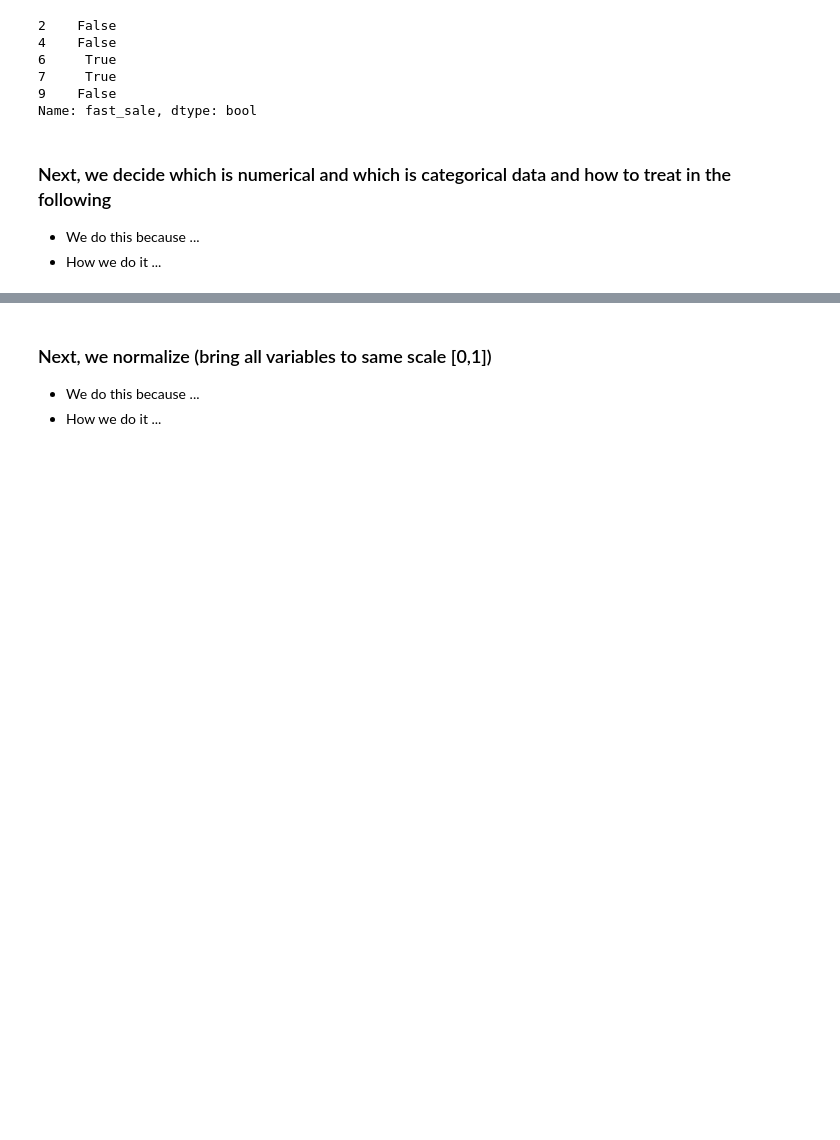
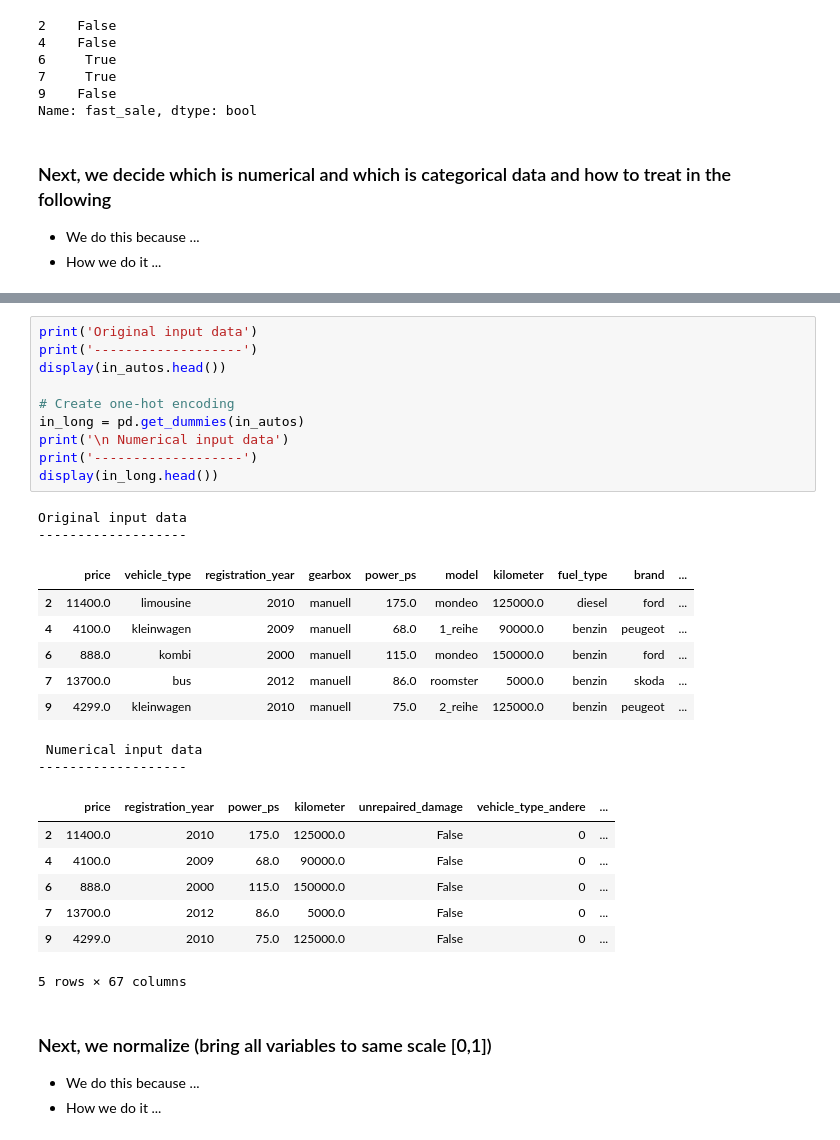
Before and after one commit to abousedas/datamining-tp02, a Jupyter notebook: TP2 - 01 Description.ipynb, the cells around one changed output, grey strips where cells are left out. Cells and saved outputs as stored; diff of their text form; blank space fills up the shorter version.

Commit message:
Add conversion from categorical to numerical (one-hot encoding)

```diff
--- a/TP2 - 01 Description.ipynb
+++ b/TP2 - 01 Description.ipynb
@@ -156,3 +158,31 @@ Name: fast_sale, dtype: bool
+# %%
+print('Original input data')
+print('-------------------')
+display(in_autos.head())
+
+# Create one-hot encoding
+in_long = pd.get_dummies(in_autos)
+print('\n Numerical input data')
+print('-------------------')
+display(in_long.head())
+# %% [output]
+Original input data
+-------------------
+|  | price | vehicle_type | registration_year | gearbox | power_ps | model | kilometer | fuel_type | brand | ... |
+| 2 | 11400.0 | limousine | 2010 | manuell | 175.0 | mondeo | 125000.0 | diesel | ford | ... |
+| 4 | 4100.0 | kleinwagen | 2009 | manuell | 68.0 | 1_reihe | 90000.0 | benzin | peugeot | ... |
+| 6 | 888.0 | kombi | 2000 | manuell | 115.0 | mondeo | 150000.0 | benzin | ford | ... |
+| 7 | 13700.0 | bus | 2012 | manuell | 86.0 | roomster | 5000.0 | benzin | skoda | ... |
+| 9 | 4299.0 | kleinwagen | 2010 | manuell | 75.0 | 2_reihe | 125000.0 | benzin | peugeot | ... |
+ Numerical input data
+-------------------
+|  | price | registration_year | power_ps | kilometer | unrepaired_damage | vehicle_type_andere | ... |
+| 2 | 11400.0 | 2010 | 175.0 | 125000.0 | False | 0 | ... |
+| 4 | 4100.0 | 2009 | 68.0 | 90000.0 | False | 0 | ... |
+| 6 | 888.0 | 2000 | 115.0 | 150000.0 | False | 0 | ... |
+| 7 | 13700.0 | 2012 | 86.0 | 5000.0 | False | 0 | ... |
+| 9 | 4299.0 | 2010 | 75.0 | 125000.0 | False | 0 | ... |
+5 rows × 67 columns
 # %% [markdown]
 ### Next, we normalize (bring all variables to same scale [0,1])
 
```
Also changed, not shown: parts of 8 cells of this notebook.
